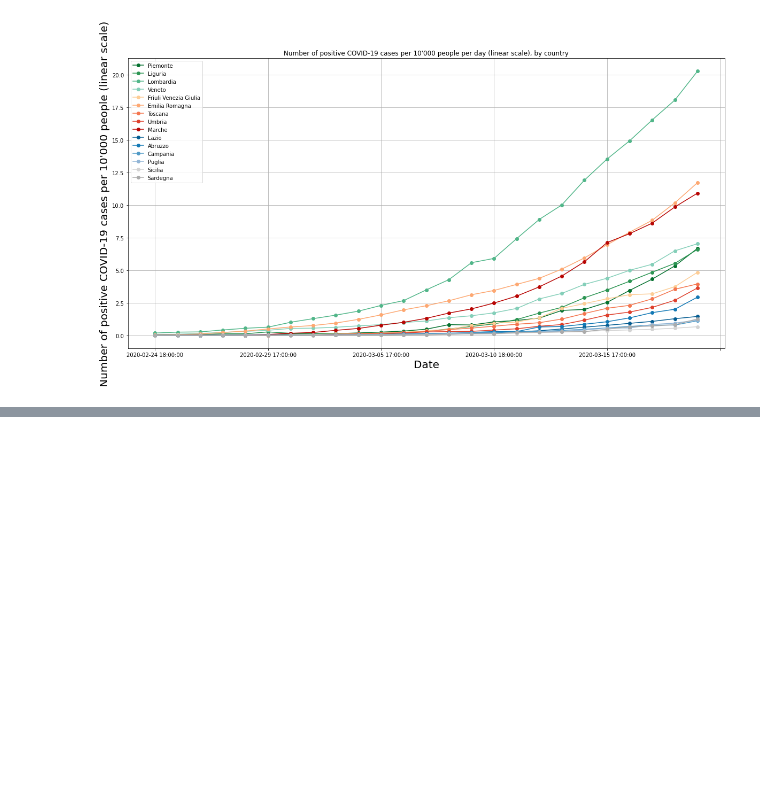
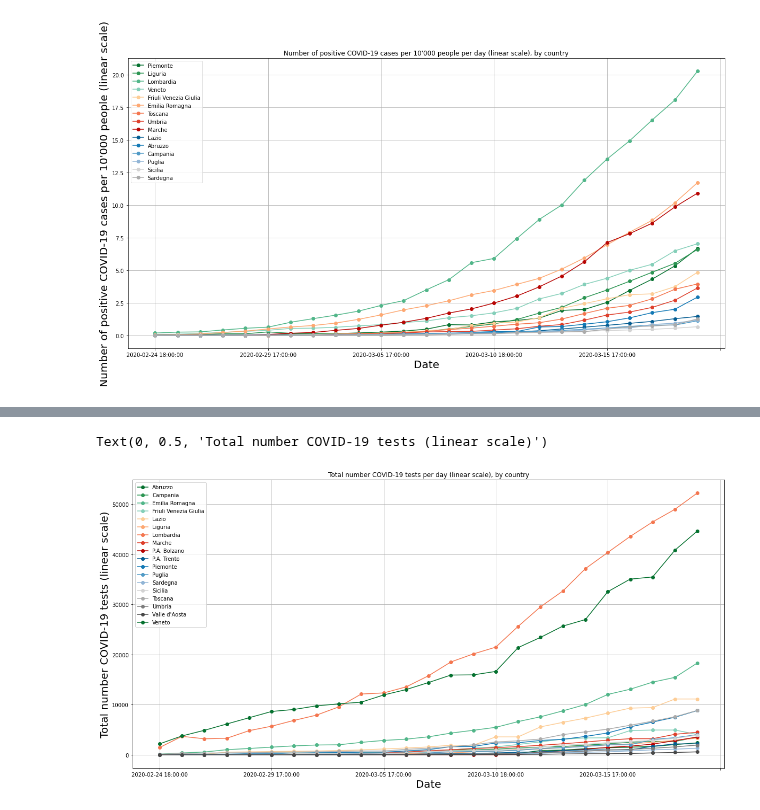
Before and after one commit to perrozzi/COVID-19, a Jupyter notebook: notebooks/COVID-19-italy.ipynb, the cells around one changed output, grey strips where cells are left out. Saved outputs shown, nothing was run; the diff lists cells and outputs as text; code cells hidden in the pictures; blank space fills up the shorter version.

```diff
--- a/notebooks/COVID-19-italy.ipynb
+++ b/notebooks/COVID-19-italy.ipynb
@@ -215,0 +221,9 @@ Text(0, 0.5, "Number of positive COVID-19 cases per 10'000 people (log scale)")
+# %%
+#show total number of positive cases
+plot1 = tests[conf.columns.values].plot(grid=True, marker='o',
+         title='Total number COVID-19 tests per day (linear scale), by country', figsize = (20,10))
+plot1.set_xlabel("Date", fontsize=20)
+plot1.set_ylabel("Total number COVID-19 tests (linear scale)", fontsize=20)
+# %% [output]
+Text(0, 0.5, 'Total number COVID-19 tests (linear scale)')
+[figure, added]
```
Also changed, not shown: parts of 7 cells of this notebook.
